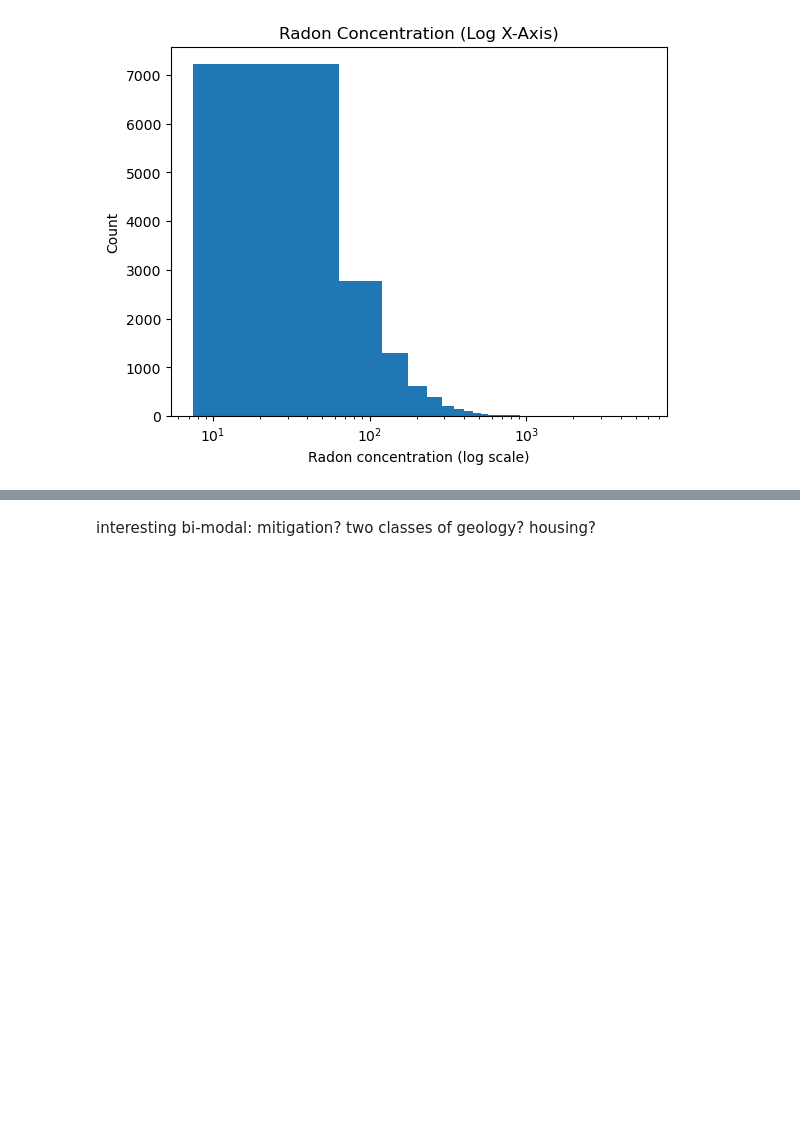
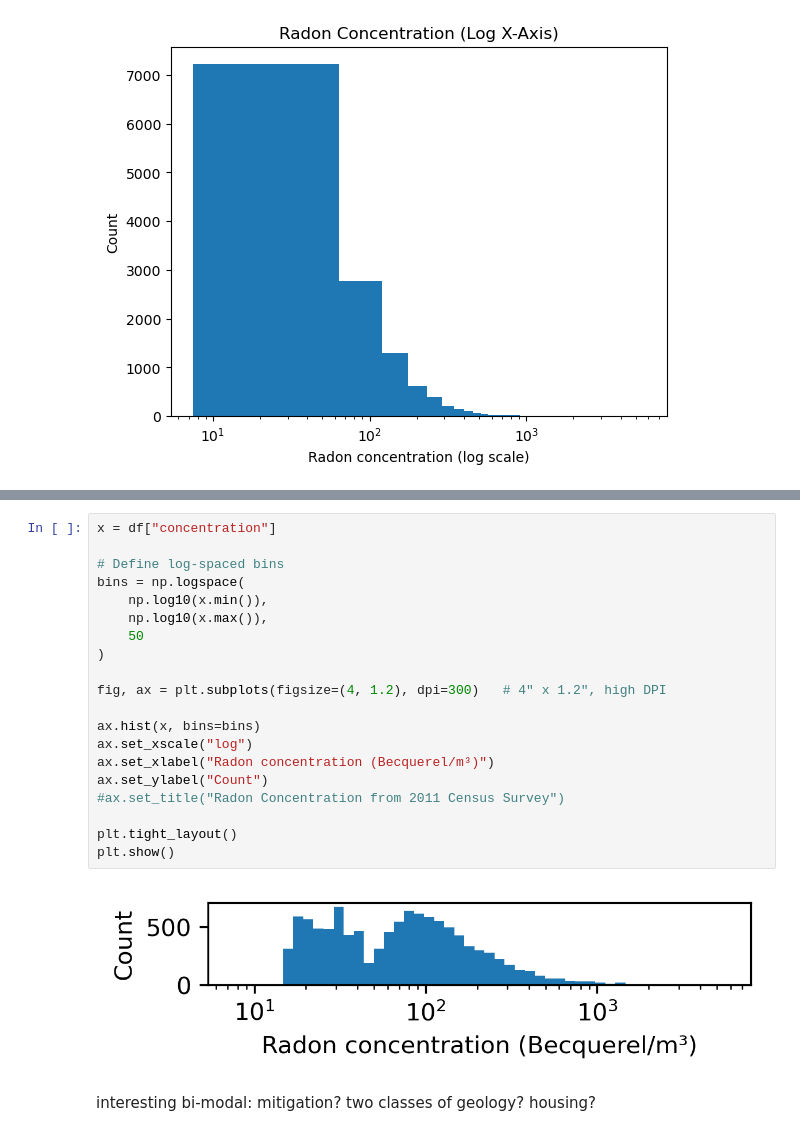
Before and after one commit to Erdos-Projects/spring-2026-radon-risk-mapping, a Jupyter notebook: notebooks/eda/eda_initial_radonSurvey_jb.ipynb, the cells around one changed output, grey strips where cells are left out. Drawn from its saved outputs; the diff is of its cells as text; blank space fills up the shorter version.

```diff
--- a/notebooks/eda/eda_initial_radonSurvey_jb.ipynb
+++ b/notebooks/eda/eda_initial_radonSurvey_jb.ipynb
@@ -191,3 +193,25 @@ plt.show()
+# %%
+x = df["concentration"]
+
+# Define log-spaced bins
+bins = np.logspace(
+    np.log10(x.min()),
+    np.log10(x.max()),
+    50
+)
+
+fig, ax = plt.subplots(figsize=(4, 1.2), dpi=300)   # 4" x 1.2", high DPI
+
+ax.hist(x, bins=bins)
+ax.set_xscale("log")
+ax.set_xlabel("Radon concentration (Becquerel/m³)")
+ax.set_ylabel("Count")
+#ax.set_title("Radon Concentration from 2011 Census Survey")
+
+plt.tight_layout()
+plt.show()
+# %% [output]
+[figure, added]
 # %% [markdown]
 interesting bi-modal:  mitigation? two classes of geology?  housing?
 # %%
```
Also changed, not shown: parts of 7 cells of this notebook, 12 other files.
